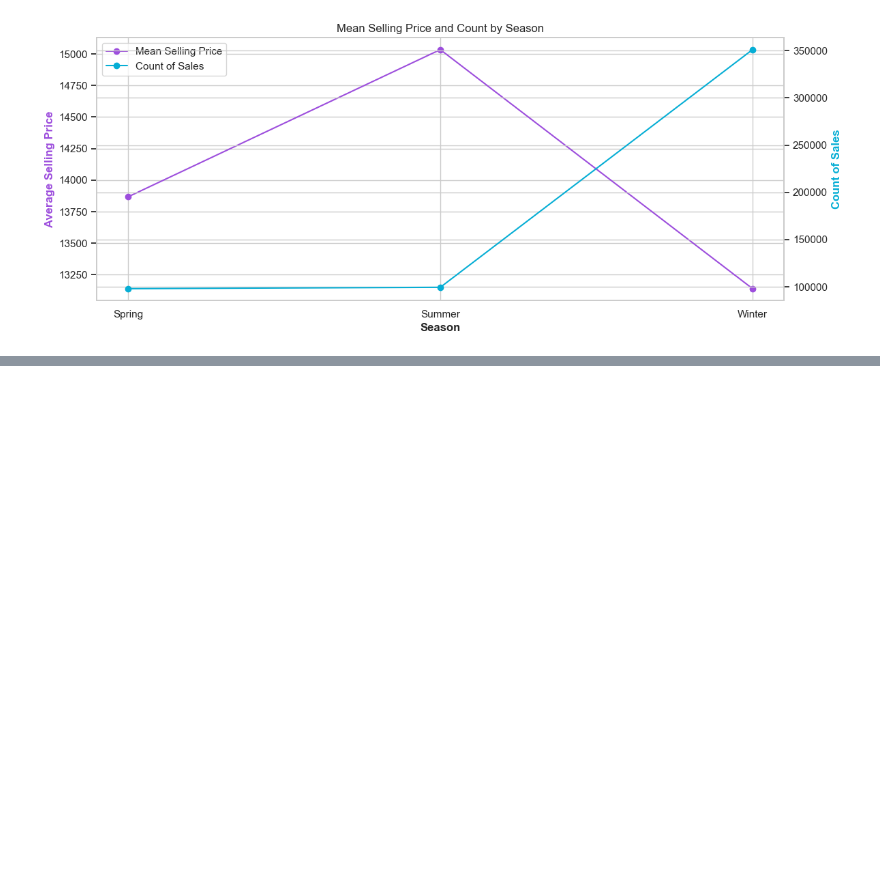
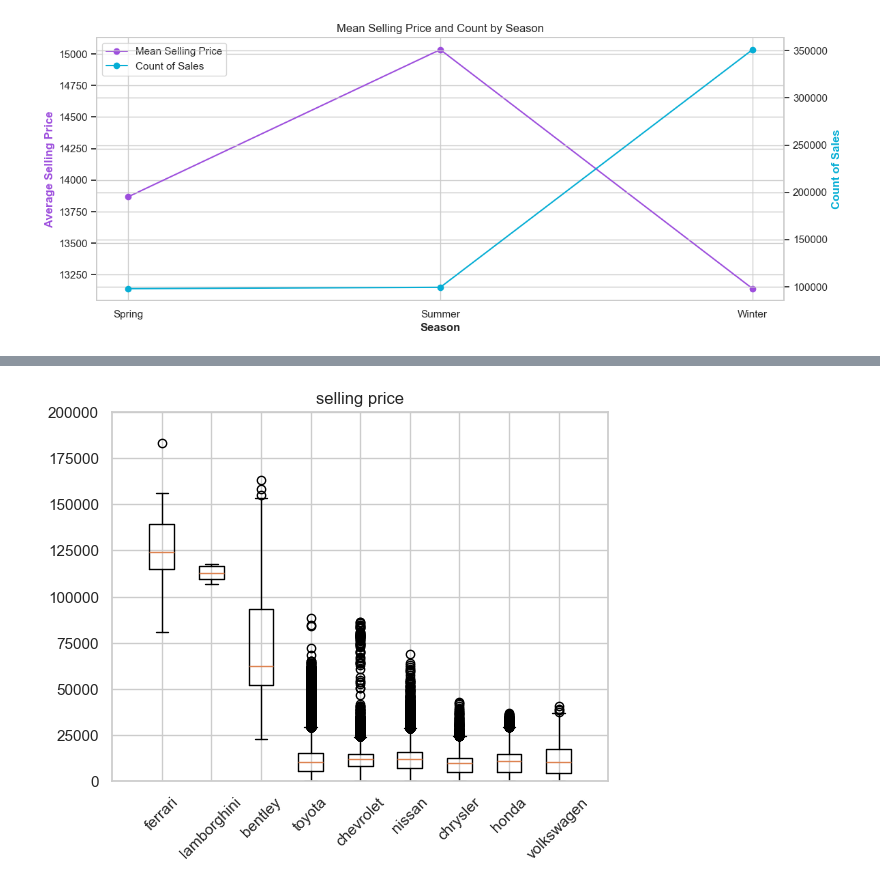
Before and after one commit to jerryevalentine/UCB-Project-1, a Jupyter notebook: Project_1_Group_7_Consolidated.ipynb, the cells around one changed output, grey strips where cells are left out. Saved outputs shown, nothing was run; the diff lists cells and outputs as text; code cells hidden in the pictures; blank space fills up the shorter version.

```diff
--- a/Project_1_Group_7_Consolidated.ipynb
+++ b/Project_1_Group_7_Consolidated.ipynb
@@ -757,3 +822,47 @@ plt.show()
+# %%
+import warnings
+warnings.filterwarnings("ignore", category=UserWarning, module="matplotlib")
+
+#put make which have over 10,000 rows into a list for loop
+make_list=["ferrari","lamborghini","bentley", #Make with only Luxury line
+           "chevrolet","nissan","toyota",  #　Make with wide range car from Luxury to economy,
+           "volkswagen","honda","chrysler",  #Make with economy line
+          ]
+
+#create empty list to fill selling price data for plotting
+selling_price_list=[]
+
+for make in make_list:
+    price_data=car_value_dropna_price_df[car_value_dropna_price_df['make'] == make]["sellingprice"]
+    selling_price_list.append(price_data)
+
+    quartiles = price_data.quantile([0.25, 0.5, 0.75])
+    lowerq = quartiles[0.25]
+    upperq = quartiles[0.75]
+    iqr = upperq-lowerq
+
+    lower_bound = lowerq - (1.5*iqr)
+    upper_bound = upperq + (1.5*iqr)
+    outliers = price_data[(price_data < lower_bound) | (price_data > upper_bound)]
+
+
+
+# Generate a box plot that shows the distrubution of the tumor volume for each treatment group.
+plt.boxplot(selling_price_list,labels=make_list)
+
+# Sort the labels in descending order of average price
+sorted_make_list = [make for _, make in sorted(zip([price.mean() for price in selling_price_list], make_list), reverse=True)]
+plt.xticks(range(1, len(make_list) + 1), sorted_make_list, rotation=45)
+
+plt.title("selling price")
+
+plt.xlim(0, len(make_list) + 1)
+plt.ylim(0,200000)
+plt.savefig('sellingprice_boxplot.png',bbox_inches='tight')
+
+plt.show()
+# %% [output]
+[figure, added]
 # %%
 from IPython.display import Javascript
 
```
Also changed, not shown: parts of 3 cells of this notebook.
